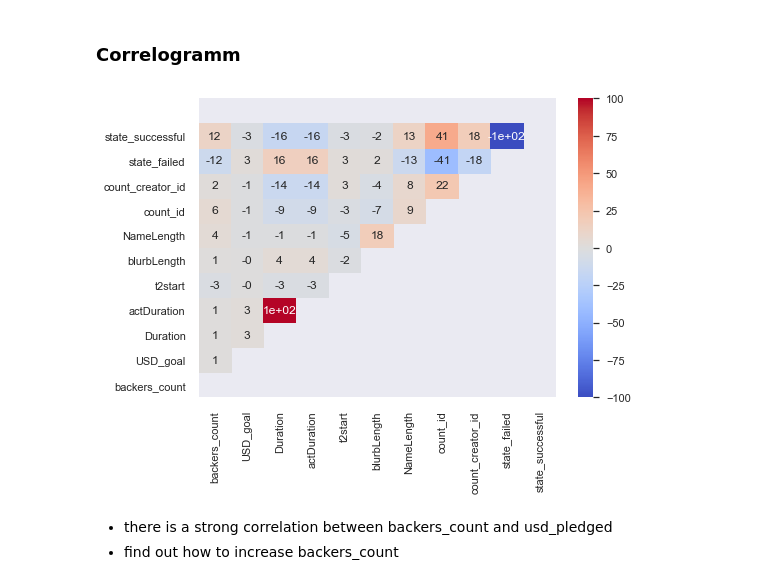
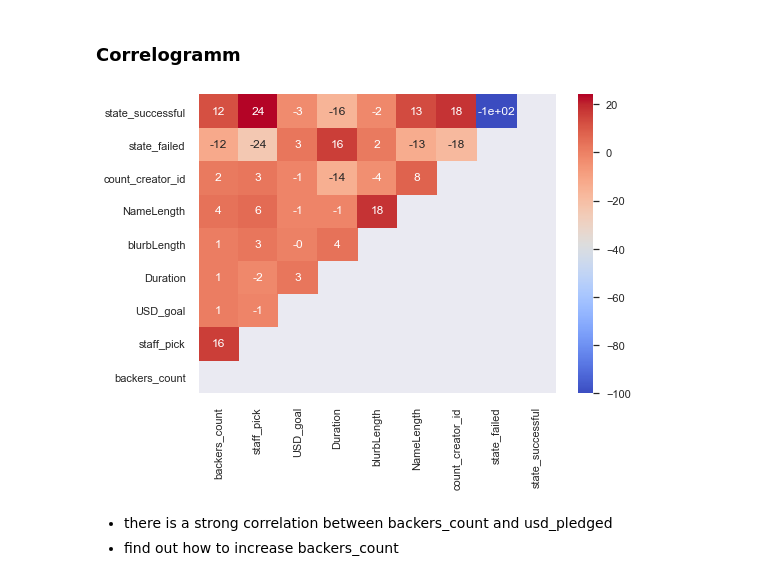
Before and after one commit to skrutzky/Project-2_Kickstarter, a Jupyter notebook: DS-Project-2_Kickstarter.ipynb, the cells around one changed output. Saved outputs shown, nothing was run; the diff lists cells and outputs as text; code cells hidden in the pictures.

```diff
--- a/DS-Project-2_Kickstarter.ipynb
+++ b/DS-Project-2_Kickstarter.ipynb
@@ -522,3 +531,6 @@ df2["count_id"].value_counts()
 1    145294
 2     47370
 Name: count_id, dtype: int64
+# %%
+df["count_id"] = df.groupby("id")["id"].transform('count')
+df["count_id"].value_counts()
@@ -557,7 +573,7 @@ len(df2["category"].value_counts())
 ### Count_creator_ID
 # %%
 # count double entires in the column "creator_id"
-df2["count_creator_id"] = df2.groupby("creator_id")["creator_id"].transform('count')
+df2["count_creator_id"] = df.groupby("creator_id")["creator_id"].transform('count')
 df2["count_creator_id"].value_counts()
 # %% [output]
 1     117387
@@ -608,6 +624,7 @@ df2.drop(['blurb','category','category_color','category_id','category_parent_id'
           'pledged','profile_test_blurb','profile_test_project_id','profile','profile_test','profile_testnew',\
           'profile_test_dummy','profile_test_state_changed_at','profile_test_id','profile_test_state',\
           'static_usd_rate','state_changed_at','slug','spotlight','usd_pledged'],axis=1,inplace=True)
+df2.drop(['currency_trailing_code','count_id','actDuration','t2start','category_name'],axis=1,inplace=True)
 # %%
 missing = pd.DataFrame(df2.isnull().sum(),columns=['Number'])
 missing[missing.Number!=0]
@@ -725,18 +734,18 @@ Index(['backers_count', 'country', 'currency', 'currency_trailing_code',
 ### Correlogramm
 # %%
 continuous_var = list(train_data.select_dtypes(
-                        ['int64','float64']).columns.values)
+                        ['int64','float64','bool']).columns.values)
 continuous_var.append('state')
 X_dum=pd.get_dummies(df2[continuous_var].copy())
 mask = np.triu(X_dum.corr())
 ax = sns.heatmap(round(X_dum.corr()*100.0)
                 ,annot=True
                 ,mask=mask,
                 cmap='coolwarm')
-ax.set_ylim((0,12))
+ax.set_ylim((0,9))
 plt.savefig('figures/correlogram.png')
 # %% [output]
-[figure, old version]
+[figure, new version]
 # %% [markdown]
 * there is a strong correlation between backers_count and usd_pledged
 * find out how to increase backers_count
```
Also changed, not shown: parts of 75 cells of this notebook.
